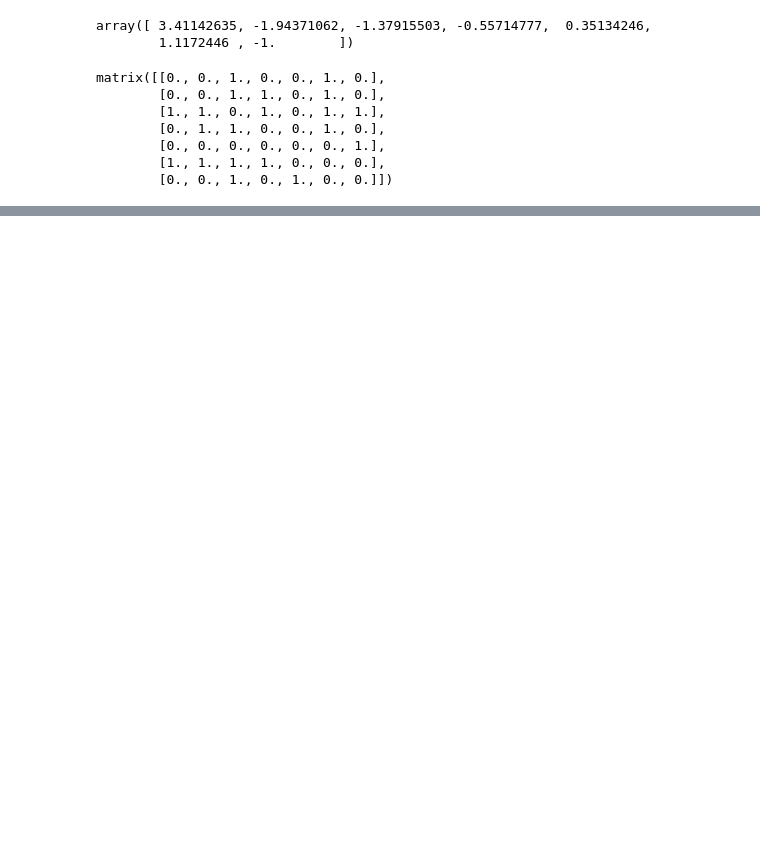
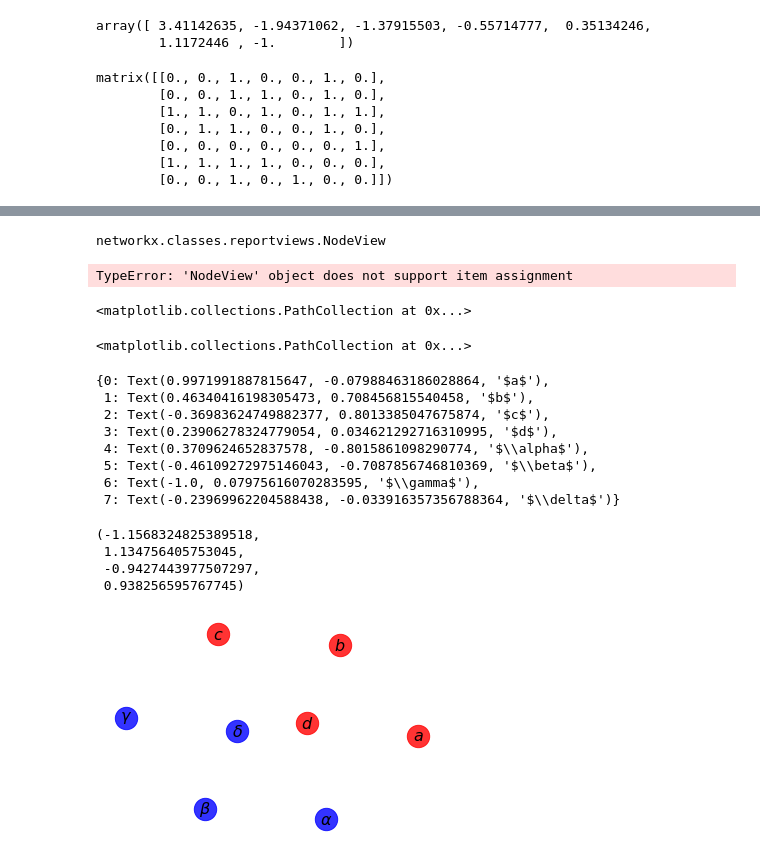
Before and after one commit to Alejandro1848/SGT-in-cancer-GRN, a Jupyter notebook: CalThresholdAdjMattt.ipynb, the cells around one changed output, grey strips where cells are left out. Drawn from its saved outputs; the diff is of its cells as text; code cells hidden in the pictures; blank space fills up the shorter version.

```diff
--- a/CalThresholdAdjMattt.ipynb
+++ b/CalThresholdAdjMattt.ipynb
@@ -522,0 +662,51 @@ matrix([[0., 0., 1., 0., 0., 1., 0.],
+# %%
+type(adj_to_graph.nodes)
+# %% [output]
+networkx.classes.reportviews.NodeView
+# %%
+adj_to_graph.nodes[6]={'v1'}
+# %% [output]
+TypeError: 'NodeView' object does not support item assignment
+# %%
+GG=nx.cubical_graph()
+pos=nx.spring_layout(GG)
+nx.draw_networkx_nodes(GG,pos,
+                       nodelist=[0,1,2,3],
+                       node_color='r',
+                       node_size=500,
+                       alpha=0.8)
+nx.draw_networkx_nodes(GG,pos,
+                       nodelist=[4,5,6,7],
+                       node_color='b',
+                       node_size=500,
+                       alpha=0.8)
+labels={}
+labels[0]=r'$a$'
+labels[1]=r'$b$'
+labels[2]=r'$c$'
+labels[3]=r'$d$'
+labels[4]=r'$\alpha$'
+labels[5]=r'$\beta$'
+labels[6]=r'$\gamma$'
+labels[7]=r'$\delta$'
+nx.draw_networkx_labels(GG,pos,labels,font_size=16)
+
+plt.axis('off')
+plt.savefig("labels_and_colors.png")
+plt.show()
+# %% [output]
+<matplotlib.collections.PathCollection at 0x...>
+<matplotlib.collections.PathCollection at 0x...>
+{0: Text(0.9971991887815647, -0.07988463186028864, '$a$'),
+ 1: Text(0.46340416198305473, 0.708456815540458, '$b$'),
+ 2: Text(-0.36983624749882377, 0.8013385047675874, '$c$'),
+ 3: Text(0.23906278324779054, 0.034621292716310995, '$d$'),
+ 4: Text(0.3709624652837578, -0.8015861098290774, '$\\alpha$'),
+ 5: Text(-0.46109272975146043, -0.7087856746810369, '$\\beta$'),
+ 6: Text(-1.0, 0.07975616070283595, '$\\gamma$'),
+ 7: Text(-0.23969962204588438, -0.033916357356788364, '$\\delta$')}
+(-1.1568324825389518,
+ 1.134756405753045,
+ -0.9427443977507297,
+ 0.938256595767745)
+[figure, added]
```
Also changed, not shown: parts of 31 cells of this notebook.
